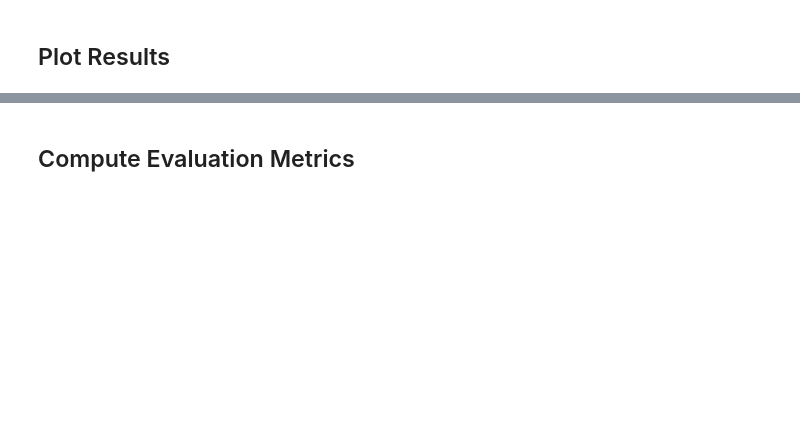
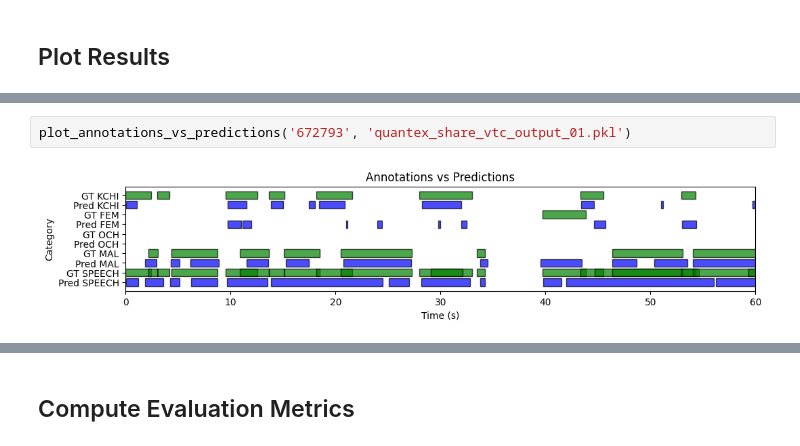
Before and after one commit to neleSuffo/naturalistic-social-analysis, a Jupyter notebook: notebooks/vtc_evaluation.ipynb, the cells around one changed output, grey strips where cells are left out. Drawn from its saved outputs; the diff is of its cells as text; blank space fills up the shorter version.

```diff
--- a/notebooks/vtc_evaluation.ipynb
+++ b/notebooks/vtc_evaluation.ipynb
@@ -187,0 +296,4 @@ ax.set_xlim(0, 60)
+# %%
+plot_annotations_vs_predictions('672793', 'quantex_share_vtc_output_01.pkl')
+# %% [output]
+[figure, added]
```
Also changed, not shown: parts of 15 cells of this notebook, 1 other file.
